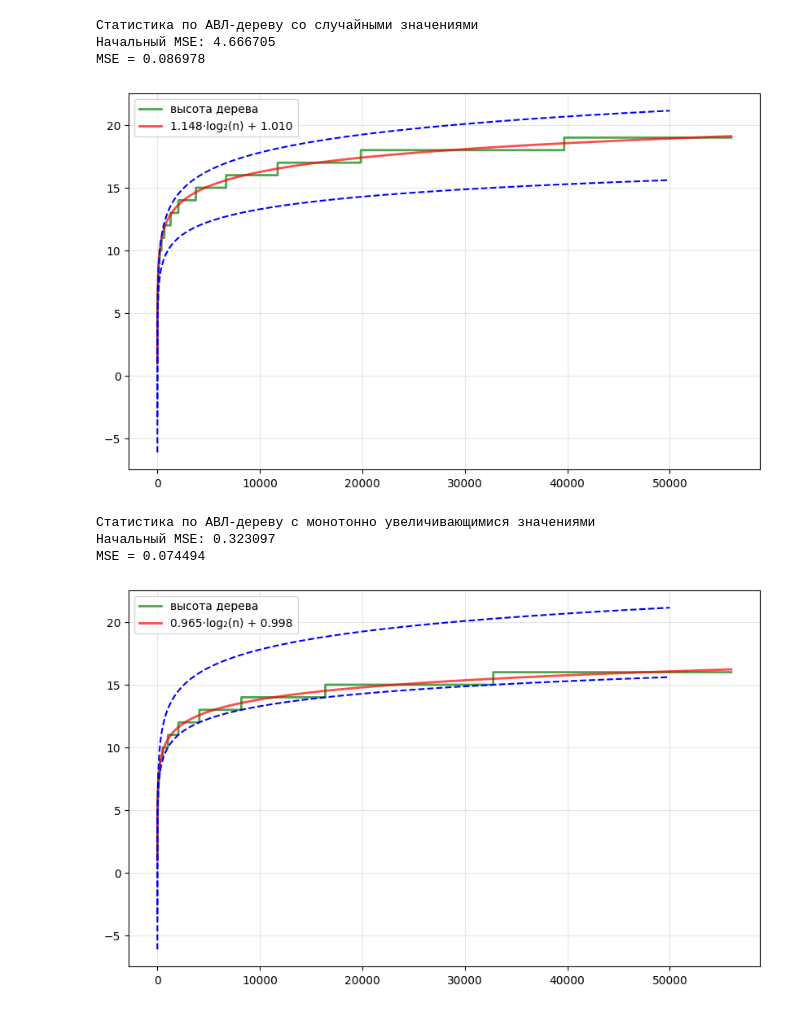
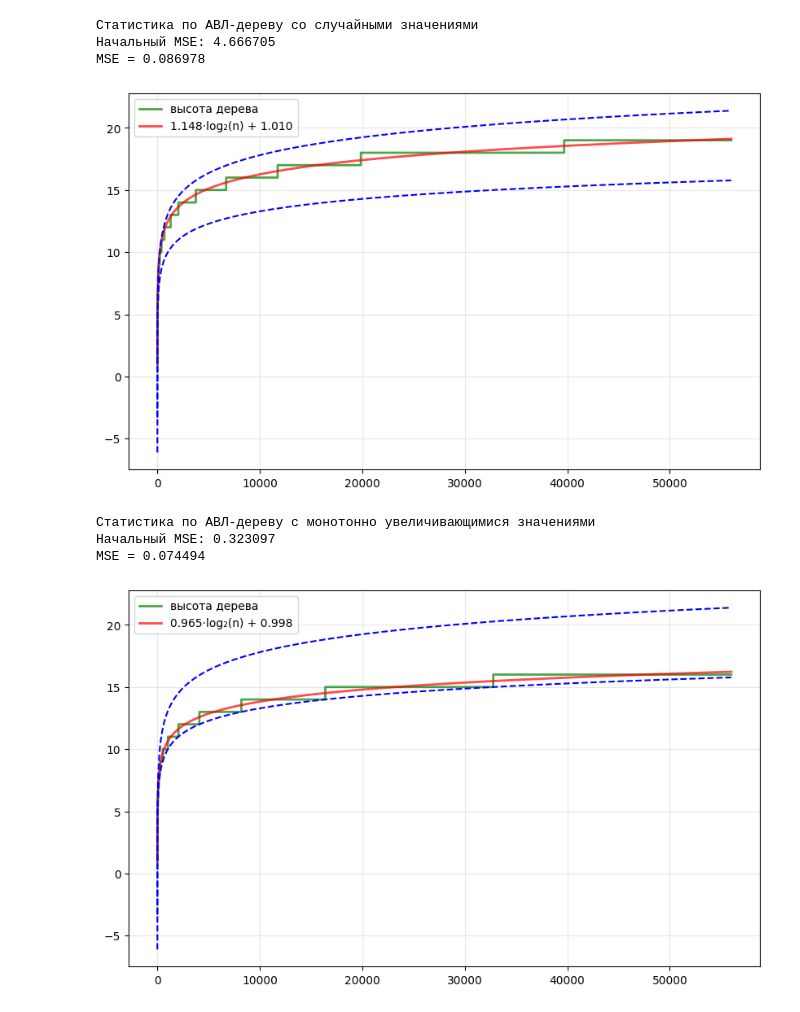
Before and after one commit to okt-okt/AISD, a Jupyter notebook: obrabotka.ipynb, the cells around one changed output. Saved outputs shown, nothing was run; the diff lists cells and outputs as text; code cells hidden in the pictures.

```diff
--- a/obrabotka.ipynb
+++ b/obrabotka.ipynb
@@ -67,35 +128,35 @@ plt.plot(n, stat(a,b), 'red', linewidth=2, alpha=0.7,
 # b = (S(y)-aS(x))/i !!!!!!!!!!!!!
 
 # iaS(x^2)+S(y)S(x)-aS(x)S(x) - iS(xy)= 0
 
 # a = (-S(y)S(x)+iS(xy))/(iS(x^2)-S(x)S(x)) !!!!!!!!!!!!!!!!!!
 #-------------------------------------------------------------
 # s_x = sum (x)
 # s_y = sum (y)
 # s_xy = sum(x*y)
 # s_xx = sum(x*x)
 
 # i = len (n)
 
 # a = (i*s_xy-s_y*s_x)/(i*s_xx-s_x*s_x)
 # b = (s_y-a*s_x)/i
 
 # plt.plot(n, stat(a,b), 'blue', linewidth=2, alpha=0.7,
 #         label=f'{a:.3f}·log₂(n) + {b:.3f}')
 
-x = np.linspace(0.1, 50000, 50000)
+x = np.linspace(0.1, 56000, 56000)
 y = 1.44 * np.log2(x) - 1.33
 plt.plot(x, y, 'b--')
 y = np.log2(x)
 plt.plot(x, y, 'b--')
 
 plt.legend()
 plt.grid(True, alpha=0.3)
 # %% [output]
 Статистика по АВЛ-дереву со случайными значениями
 Начальный MSE: 4.666705
 MSE = 0.086978
-[figure, old version]
+[figure, new version]
 # %%
 n, h = np.loadtxt('Debug x64\\stat_AVL_monoton.txt', unpack=True)
 print('Статистика по АВЛ-дереву с монотонно увеличивающимися значениями')
@@ -146,7 +207,7 @@ print(f"MSE = {MSE(a, b):.6f}")
 plt.plot(n, stat(a,b), 'red', linewidth=2, alpha=0.7,
         label=f'{a:.3f}·log₂(n) + {b:.3f}')
 
-x = np.linspace(0.1, 50000, 50000)
+x = np.linspace(0.1, 56000, 56000)
 y = 1.44 * np.log2(x) - 1.33
 plt.plot(x, y, 'b--')
 y = np.log2(x)
@@ -158,7 +219,7 @@ plt.grid(True, alpha=0.3)
 Статистика по АВЛ-дереву с монотонно увеличивающимися значениями
 Начальный MSE: 0.323097
 MSE = 0.074494
-[figure, old version]
+[figure, new version]
 # %%
 n, h = np.loadtxt('Debug x64\\stat_RNB.txt', unpack=True)
 print('Статистика по красно-чёрному дереву со случайными значениями')
```
Also changed, not shown: parts of 3 cells of this notebook.
